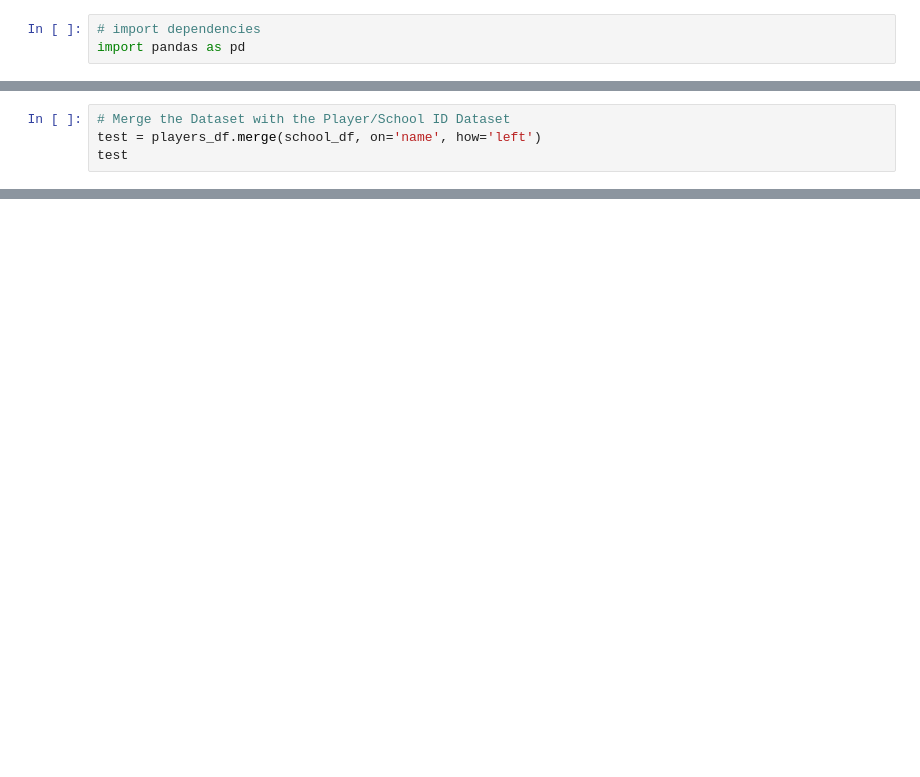
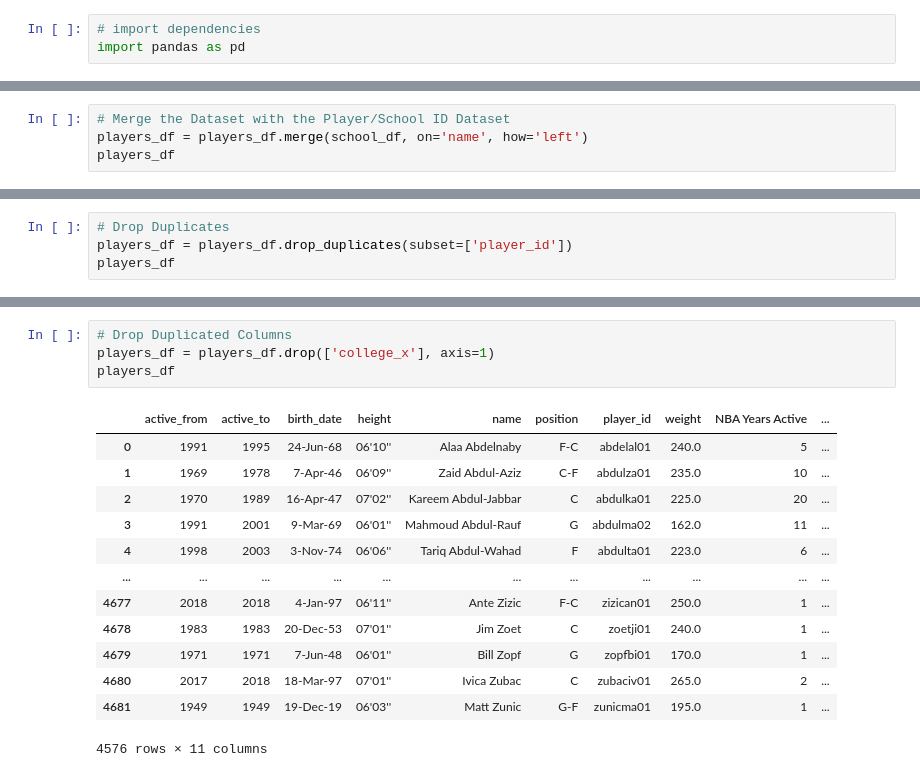
Before and after one commit to wclewett/ETL_project, a Jupyter notebook: players_data_transformation.ipynb, the cells around one changed output, grey strips where cells are left out. Cells and saved outputs as stored; diff of their text form; blank space fills up the shorter version.

Commit message:
player_id creation

```diff
--- a/players_data_transformation.ipynb
+++ b/players_data_transformation.ipynb
@@ -131,8 +131,8 @@ school_df
 4550 rows × 3 columns
 # %%
 # Merge the Dataset with the Player/School ID Dataset
-test = players_df.merge(school_df, on='name', how='left')
-test
+players_df = players_df.merge(school_df, on='name', how='left')
+players_df
 # %% [output]
 |  | active_from | active_to | birth_date | college_x | height | name | position | player_id | weight | ... |
 | 0 | 1991 | 1995 | 24-Jun-68 | Duke University | 06'10'' | Alaa Abdelnaby | F-C | abdelal01 | 240.0 | ... |
@@ -163,0 +175,4 @@ Name: player_id, Length: 4576, dtype: bool
+# %%
+# Drop Duplicates
+players_df = players_df.drop_duplicates(subset=['player_id'])
+players_df
@@ -163,0 +193,18 @@ Name: player_id, Length: 4576, dtype: bool
+# %%
+# Drop Duplicated Columns
+players_df = players_df.drop(['college_x'], axis=1)
+players_df
+# %% [output]
+|  | active_from | active_to | birth_date | height | name | position | player_id | weight | NBA Years Active | ... |
+| 0 | 1991 | 1995 | 24-Jun-68 | 06'10'' | Alaa Abdelnaby | F-C | abdelal01 | 240.0 | 5 | ... |
+| 1 | 1969 | 1978 | 7-Apr-46 | 06'09'' | Zaid Abdul-Aziz | C-F | abdulza01 | 235.0 | 10 | ... |
+| 2 | 1970 | 1989 | 16-Apr-47 | 07'02'' | Kareem Abdul-Jabbar | C | abdulka01 | 225.0 | 20 | ... |
+| 3 | 1991 | 2001 | 9-Mar-69 | 06'01'' | Mahmoud Abdul-Rauf | G | abdulma02 | 162.0 | 11 | ... |
+| 4 | 1998 | 2003 | 3-Nov-74 | 06'06'' | Tariq Abdul-Wahad | F | abdulta01 | 223.0 | 6 | ... |
+| ... | ... | ... | ... | ... | ... | ... | ... | ... | ... | ... |
+| 4677 | 2018 | 2018 | 4-Jan-97 | 06'11'' | Ante Zizic | F-C | zizican01 | 250.0 | 1 | ... |
+| 4678 | 1983 | 1983 | 20-Dec-53 | 07'01'' | Jim Zoet | C | zoetji01 | 240.0 | 1 | ... |
+| 4679 | 1971 | 1971 | 7-Jun-48 | 06'01'' | Bill Zopf | G | zopfbi01 | 170.0 | 1 | ... |
+| 4680 | 2017 | 2018 | 18-Mar-97 | 07'01'' | Ivica Zubac | C | zubaciv01 | 265.0 | 2 | ... |
+| 4681 | 1949 | 1949 | 19-Dec-19 | 06'03'' | Matt Zunic | G-F | zunicma01 | 195.0 | 1 | ... |
+4576 rows × 11 columns
```
Also changed, not shown: parts of 13 cells of this notebook, 5 other files.
